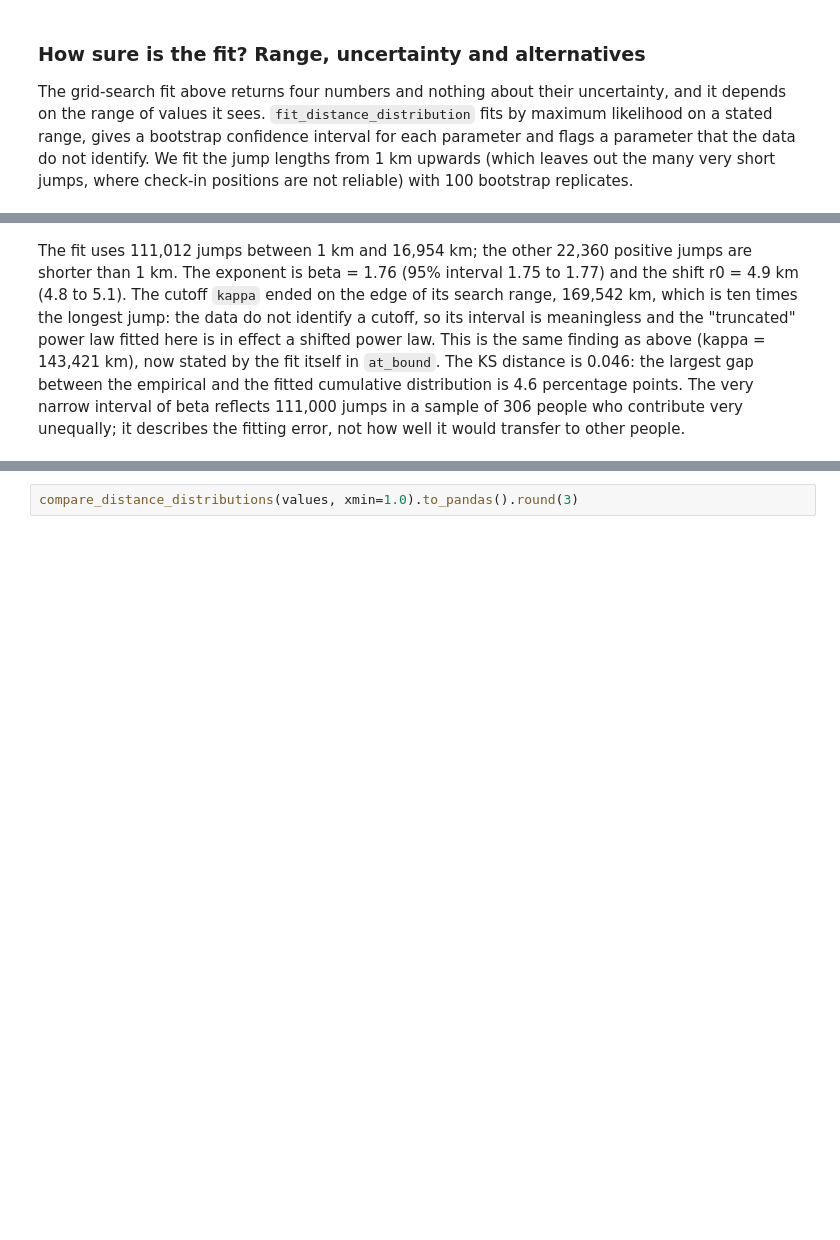
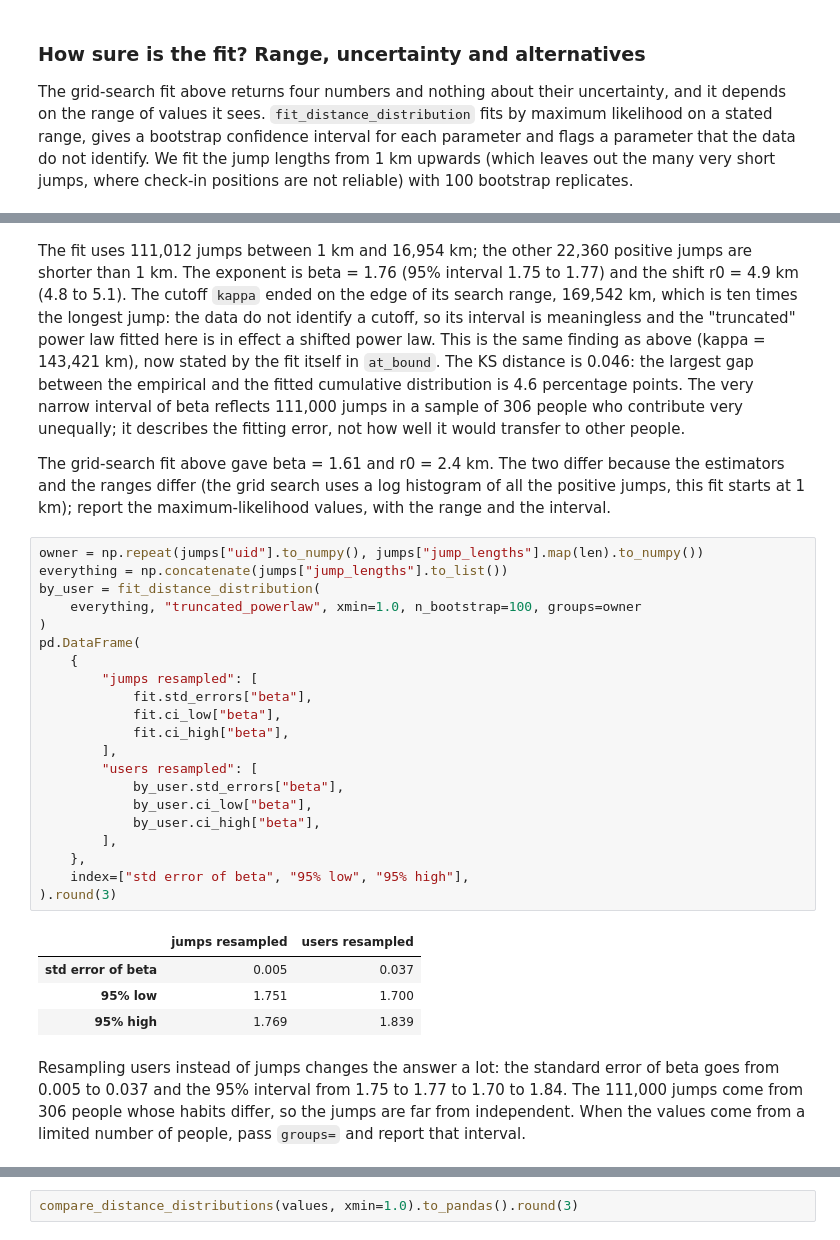
Before and after one commit to gefgu/fastmob, a Jupyter notebook: docs/src/learn/compare-to-mobility-laws.ipynb, the cells around one changed output, grey strips where cells are left out. Drawn from its saved outputs; the diff is of its cells as text; blank space fills up the shorter version.

```diff
--- a/docs/src/learn/compare-to-mobility-laws.ipynb
+++ b/docs/src/learn/compare-to-mobility-laws.ipynb
@@ -93,3 +93,33 @@ fit.summary().to_pandas().round(3)
 # %% [markdown]
 The fit uses 111,012 jumps between 1 km and 16,954 km; the other 22,360 positive jumps are shorter than 1 km. The exponent is beta = 1.76 (95% interval 1.75 to 1.77) and the shift r0 = 4.9 km (4.8 to 5.1). The cutoff `kappa` ended on the edge of its search range, 169,542 km, which is ten times the longest jump: the data do not identify a cutoff, so its interval is meaningless and the "truncated" power law fitted here is in effect a shifted power law. This is the same finding as above (kappa = 143,421 km), now stated by the fit itself in `at_bound`. The KS distance is 0.046: the largest gap between the empirical and the fitted cumulative distribution is 4.6 percentage points. The very narrow interval of beta reflects 111,000 jumps in a sample of 306 people who contribute very unequally; it describes the fitting error, not how well it would transfer to other people.
+
+The grid-search fit above gave beta = 1.61 and r0 = 2.4 km. The two differ because the estimators and the ranges differ (the grid search uses a log histogram of all the positive jumps, this fit starts at 1 km); report the maximum-likelihood values, with the range and the interval.
+# %%
+owner = np.repeat(jumps["uid"].to_numpy(), jumps["jump_lengths"].map(len).to_numpy())
+everything = np.concatenate(jumps["jump_lengths"].to_list())
+by_user = fit_distance_distribution(
+    everything, "truncated_powerlaw", xmin=1.0, n_bootstrap=100, groups=owner
+)
+pd.DataFrame(
+    {
+        "jumps resampled": [
+            fit.std_errors["beta"],
+            fit.ci_low["beta"],
+            fit.ci_high["beta"],
+        ],
+        "users resampled": [
+            by_user.std_errors["beta"],
+            by_user.ci_low["beta"],
+            by_user.ci_high["beta"],
+        ],
+    },
+    index=["std error of beta", "95% low", "95% high"],
+).round(3)
+# %% [output]
+|  | jumps resampled | users resampled |
+| std error of beta | 0.005 | 0.037 |
+| 95% low | 1.751 | 1.700 |
+| 95% high | 1.769 | 1.839 |
+# %% [markdown]
+Resampling users instead of jumps changes the answer a lot: the standard error of beta goes from 0.005 to 0.037 and the 95% interval from 1.75 to 1.77 to 1.70 to 1.84. The 111,000 jumps come from 306 people whose habits differ, so the jumps are far from independent. When the values come from a limited number of people, pass `groups=` and report that interval.
 # %% [markdown]
```
Also changed, not shown: parts of 7 cells of this notebook, 14 other files.
